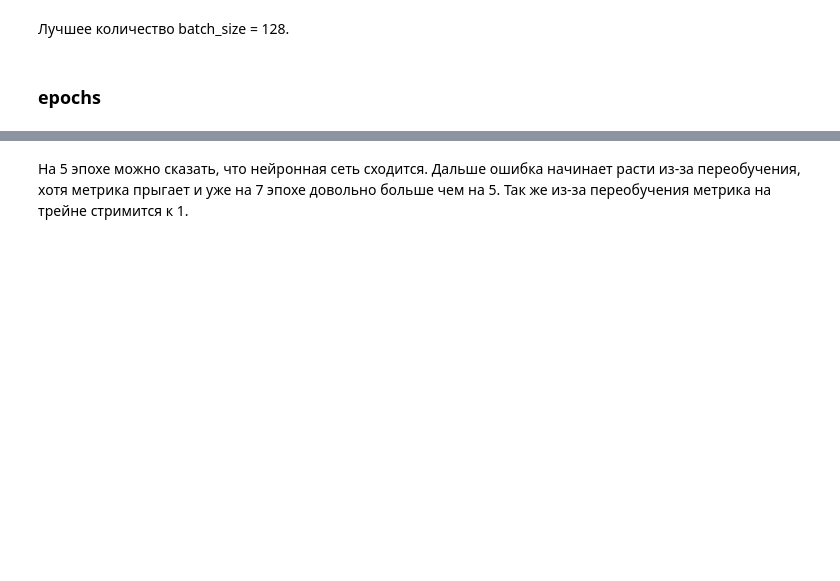
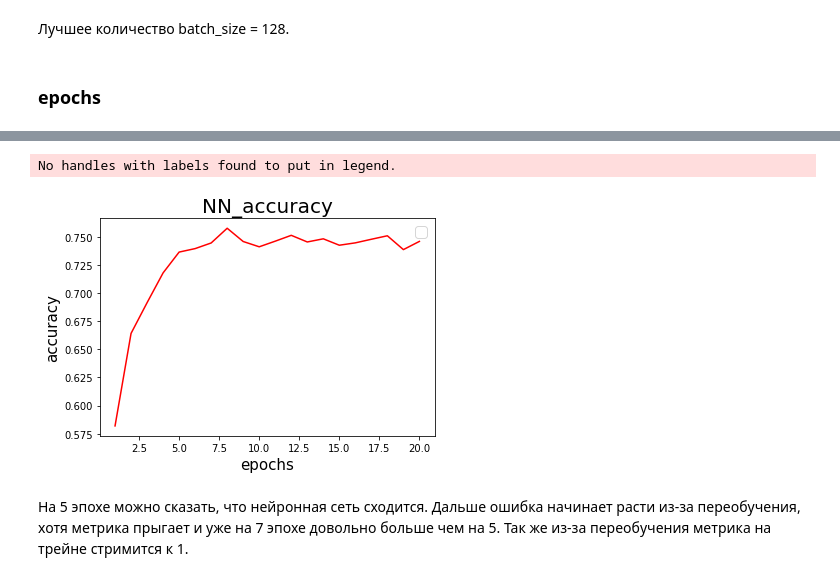
Before and after one commit to FKz11/Neural_Network, a Jupyter notebook: lesson-4.ipynb, the cells around one changed output, grey strips where cells are left out. Drawn from its saved outputs; the diff is of its cells as text; code cells hidden in the pictures; blank space fills up the shorter version.

```diff
--- a/lesson-4.ipynb
+++ b/lesson-4.ipynb
@@ -258,10 +335,13 @@ metrics_epochs = nn_conv(x_train, x_test, y_train, y_test, branch = 4, start_fil
 # %%
-plt.plot(list(range(1,11)), metrics_epochs, color = 'red')
+plt.plot(list(range(1,21)), metrics_epochs, color = 'red')
 plt.title('NN_accuracy', fontsize=20)
 plt.xlabel('epochs', fontsize=15)
 plt.ylabel('accuracy', fontsize=15)
 plt.legend(prop={'size': 15})
 plt.show()
+# %% [output]
+No handles with labels found to put in legend.
+[figure, added]
 # %% [markdown]
 На 5 эпохе можно сказать, что нейронная сеть сходится. Дальше ошибка начинает расти из-за переобучения, хотя метрика прыгает и уже на 7 эпохе довольно больше чем на 5. Так же из-за переобучения метрика на трейне стримится к 1.
 # %% [markdown]
```
Also changed, not shown: parts of 21 cells of this notebook.
